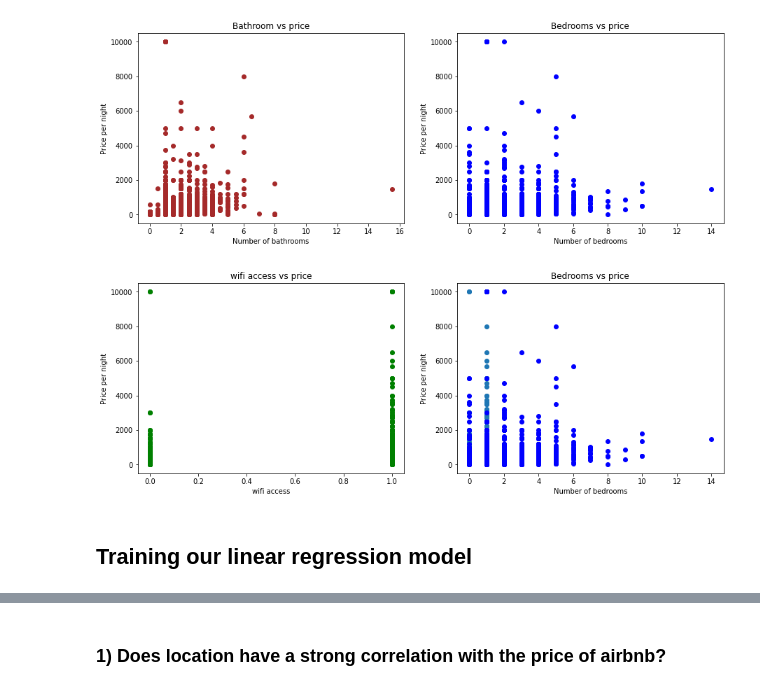
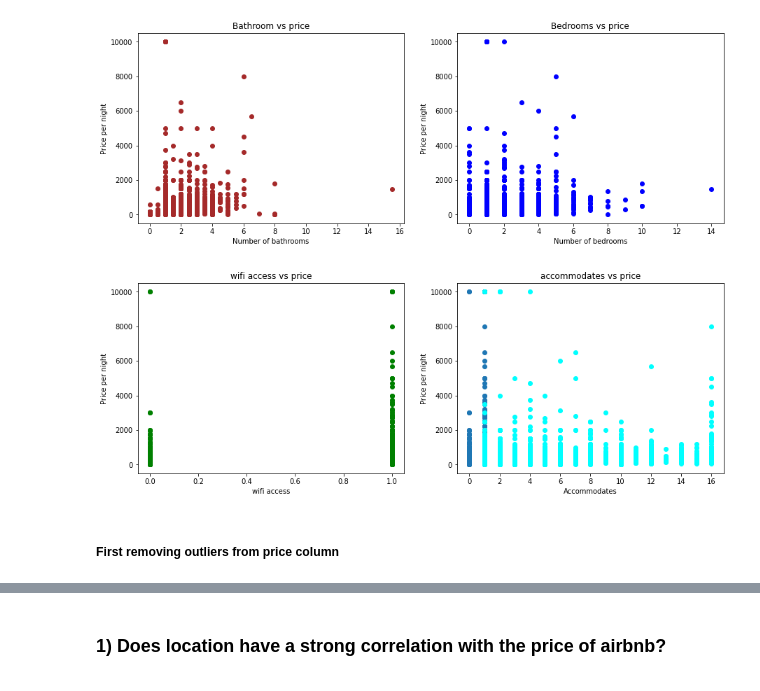
Before and after one commit to clarizamayo/Airbnb_Data_Analysis, a Jupyter notebook: machine-learning-model.ipynb, the cells around one changed output, grey strips where cells are left out. Drawn from its saved outputs; the diff is of its cells as text; code cells hidden in the pictures.

```diff
--- a/machine-learning-model.ipynb
+++ b/machine-learning-model.ipynb
@@ -129,3 +152,7 @@ df.rename(columns = {'staten island': 'staten_island'}, inplace = True)
+# %%
+dct = {'Queens':1, 'Bronx':2, 'Brooklyn':3,'Staten Island':4,'Manhattan':5}
+
+df["borough_num"] = df["borough"].apply(lambda x: dct[x])
 # %%
 df
 # %% [output]
@@ -215,21 +238,21 @@ plt.show()
 [figure]
 # %%
 fig, (axes1, axes2) = plt.subplots(1,2, figsize=(15,5))
-axes1.set(title="Bathroom vs price")
+# axes1.set(title="Bathroom vs price")
 axes1.scatter(df['wifi_access_num'], df['price'], color = 'green')
 labels = axes1.get_xticklabels()
 axes1.set(xlabel='wifi access', ylabel='Price per night',\
        title="wifi access vs price")
 plt.scatter(df['wifi_access_num'], df['price'])
 
-axes2.set(title="Bathroom vs price")
-axes2.scatter(df['bedrooms'], df['price'], color = 'blue')
+# axes2.set(title="Bathroom vs price")
+axes2.scatter(df['accommodates'], df['price'], color = 'aqua')
 labels = axes2.get_xticklabels()
-axes2.set(xlabel='Number of bedrooms', ylabel='Price per night',\
-       title="Bedrooms vs price")
+axes2.set(xlabel='Accommodates', ylabel='Price per night',\
+       title="accommodates vs price")
 
 plt.show()
 # %% [output]
-[figure, old version]
+[figure, new version]
-# %% [markdown]
-## Training our linear regression model
+# %% [markdown]
+##### First removing outliers from price column
```
Also changed, not shown: parts of 62 cells of this notebook.
